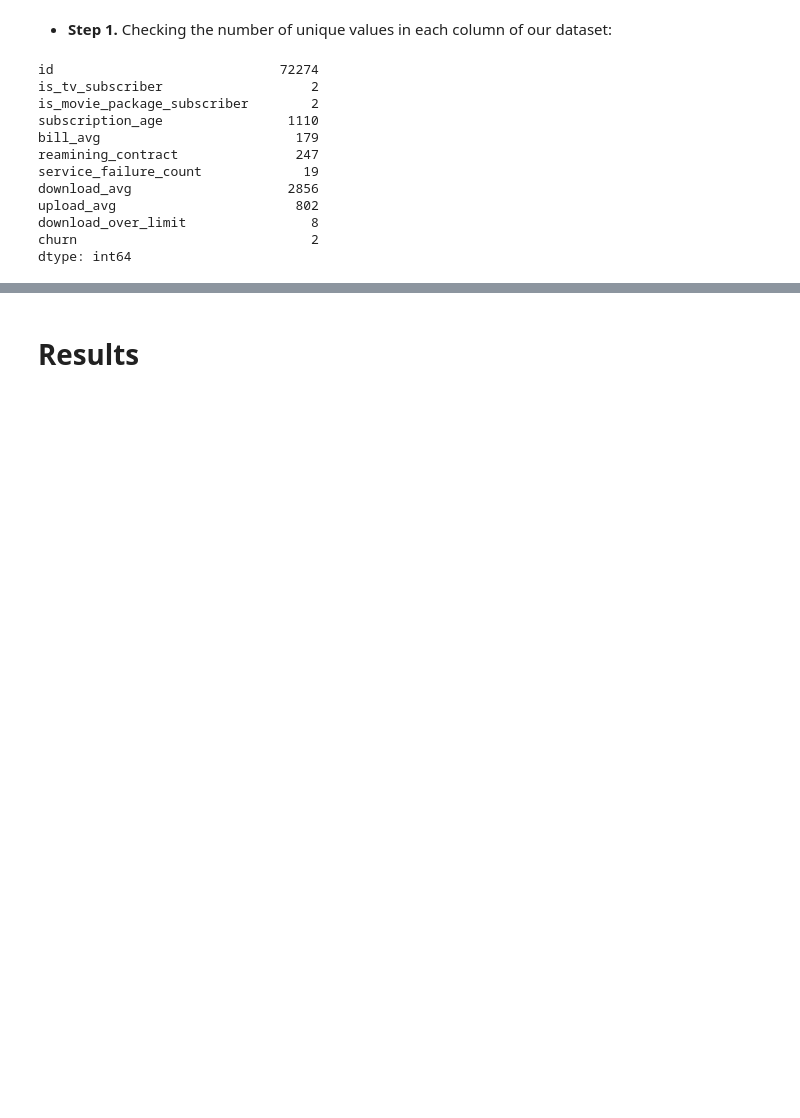
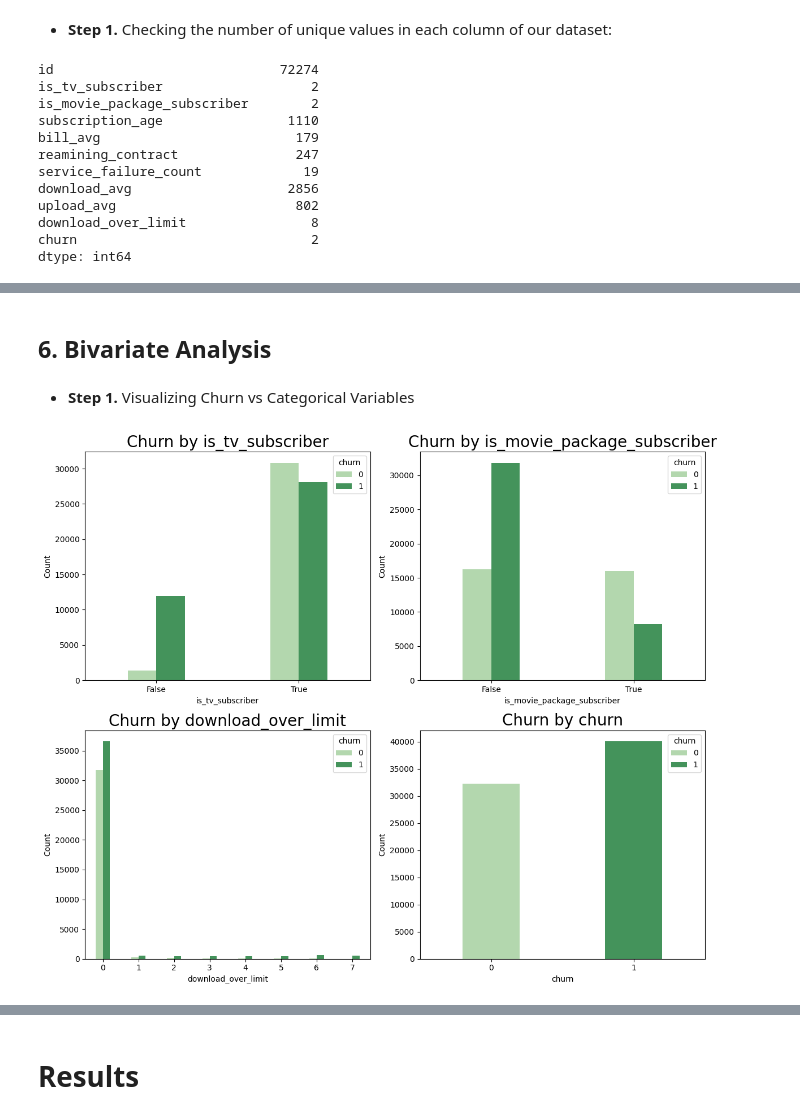
Before and after one commit to jamleston/telecom-project, a Jupyter notebook: analysis_yuli.ipynb, the cells around one changed output, grey strips where cells are left out. Cells and saved outputs as stored; diff of their text form; code cells hidden in the pictures; blank space fills up the shorter version.

Commit message:
Categirical and numerical var. defined, Bivariate Analysis added

```diff
--- a/analysis_yuli.ipynb
+++ b/analysis_yuli.ipynb
@@ -205,6 +205,21 @@ def plot_check_outliers(data, columns):
         plt.xlabel(column)
     plt.tight_layout()
     plt.show()
+
+
+def plot_categorical_churn(df, categorical_columns):
+    n_cols = 2
+    n_rows = (len(categorical_columns) + n_cols - 1) // n_cols
+
+    plt.figure(figsize=(12, 5 * n_rows))
+    for i, col in enumerate(categorical_columns, 1):
+        plt.subplot(n_rows, n_cols, i)
+        sns.countplot(x=col, hue="churn", data=df, width=0.4, palette="Greens")
+        plt.title(f"Churn by {col}", fontsize=20)
+        plt.xlabel(col)
+        plt.ylabel("Count")
+    plt.tight_layout()
+    plt.show()
 # %% [markdown]
 # Exploratory Data Analysis (EDA)
 
@@ -411,16 +458,14 @@ dtype: int64
 # %%
-tv_subscriber_counts = df['is_tv_subscriber'].value_counts()
-movie_package_counts = df['is_movie_package_subscriber'].value_counts()
-download_over_limit_counts = df['download_over_limit'].value_counts()
-churn_counts = df['churn'].value_counts()
+categorical_columns = ["is_tv_subscriber", "is_movie_package_subscriber", "download_over_limit", "churn"]
 
-# Display the results
-print("Frequency Counts for is_tv_subscriber:")
-print(tv_subscriber_counts)
-print("\nFrequency Counts for is_movie_package_subscriber:")
-print(movie_package_counts)
-print("\nFrequency Counts for download_over_limit:")
-print(download_over_limit_counts)
-print("\nFrequency Counts for churn:")
-print(churn_counts)
+tv_subscriber_counts = df["is_tv_subscriber"].value_counts()
+movie_package_counts = df["is_movie_package_subscriber"].value_counts()
+download_over_limit_counts = df["download_over_limit"].value_counts()
+churn_counts = df["churn"].value_counts()
+
+
+print(f"Frequency Counts for is_tv_subscriber: {tv_subscriber_counts}")
+print(f"\nFrequency Counts for is_movie_package_subscriber: {movie_package_counts}")
+print(f"\nFrequency Counts for download_over_limit: {download_over_limit_counts}")
+print(f"\nFrequency Counts for churn: {churn_counts}")
 # %% [output]
@@ -445,0 +515,8 @@ Meaning: This column has only two unique values, indicating a binary categorical
+# %% [markdown]
+## 6. Bivariate Analysis
+# %% [markdown]
+- **Step 1.** Visualizing Churn vs Categorical Variables
+# %%
+plot_categorical_churn(df, categorical_columns)
+# %% [output]
+[figure, added]
```
Also changed, not shown: parts of 13 cells of this notebook.
